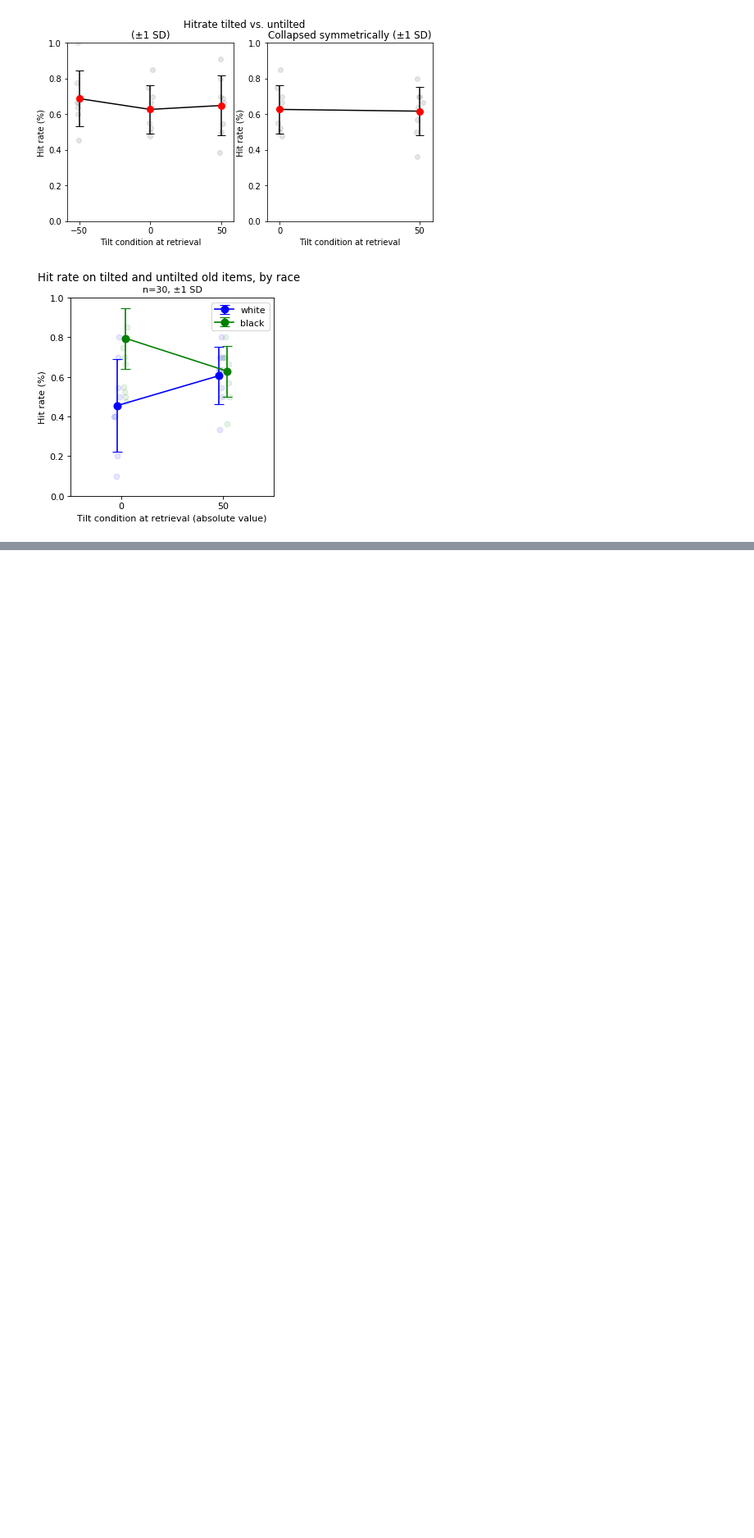
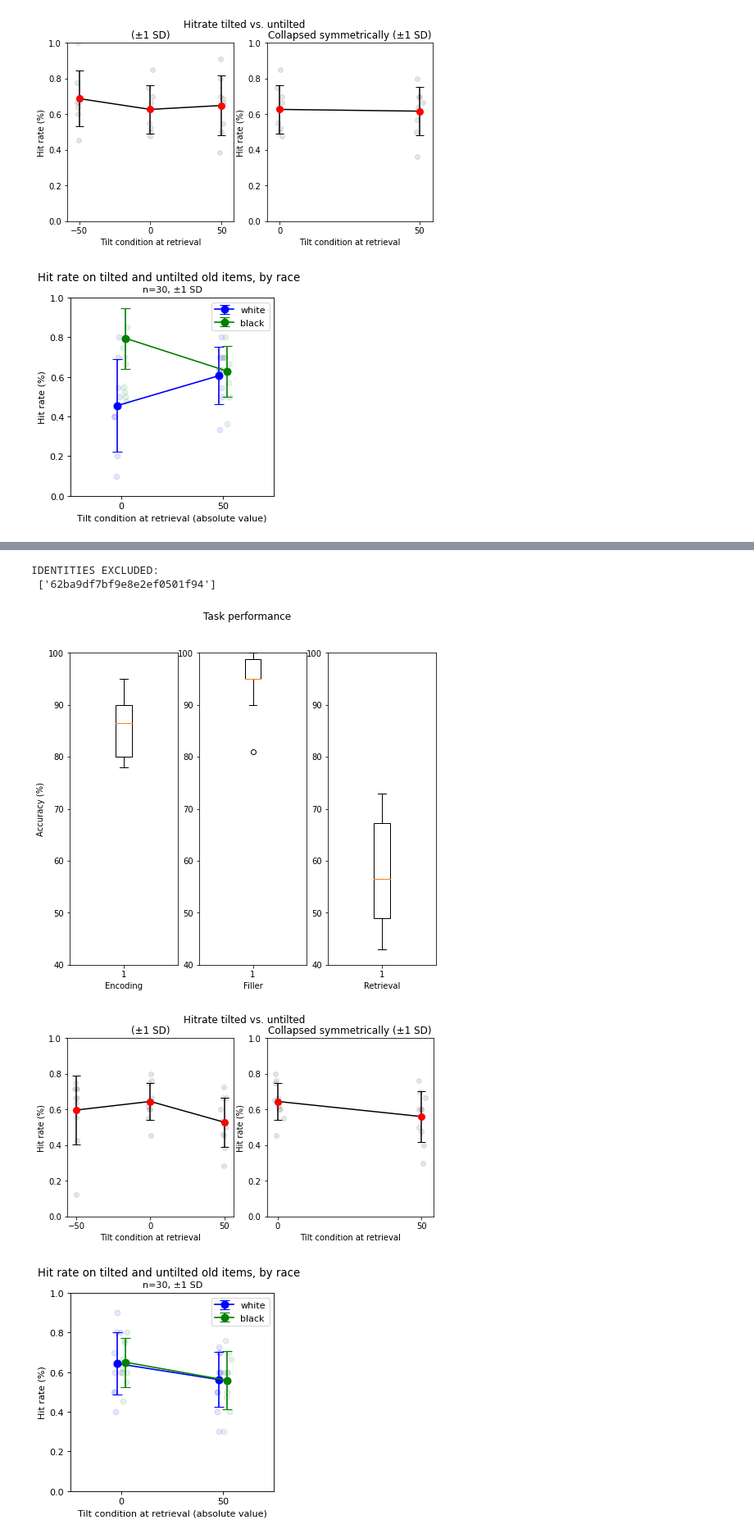
Before and after one commit to csiyer/memory_bias_thesis, a Jupyter notebook: results/scripts/summarize_pilots.ipynb, the cells around one changed output, grey strips where cells are left out. Shown at 82% size. Drawn from its saved outputs; the diff is of its cells as text; code cells hidden in the pictures; blank space fills up the shorter version.

```diff
--- a/results/scripts/summarize_pilots.ipynb
+++ b/results/scripts/summarize_pilots.ipynb
@@ -422,7 +420,8 @@ df = [
     pd.read_csv(save_path + 'taskdata_chris_main_task_pilot_prolific_afc2_30_04_2022.csv'),
     pd.read_csv(save_path + 'taskdata_chris_main_task_pilot_prolific_afc2_color_30_04_2022.csv'),
     pd.read_csv(save_path + 'taskdata_chris_main_task_pilot_prolific_afc_0_25_06_05_2022.csv'),
-    pd.read_csv(save_path + 'taskdata_chris_main_task_pilot_sona_afc2_06_05_2022.csv')
+    pd.read_csv(save_path + 'taskdata_chris_main_task_pilot_sona_afc2_06_05_2022.csv'),
+
 ]
 key = {
     0: 'original_pilot',
@@ -667,0 +671,39 @@ hit_tilt_race_plot(stats)
+# %%
+# redo with just these last two
+df = [
+    pd.read_csv(save_path + 'taskdata_chris_main_task_5_prolific_afc4_14_09_2022.csv'),
+    pd.read_csv(save_path + 'taskdata_chris_main_task_5_prolific_afc5_12_09_2022.csv'),
+    pd.read_csv(save_path + 'taskdata_chris_main_task_5_prolific_afc6_26_09_2022.csv')
+]
+for i in range(len(df)):
+    df[i]['tilted'] = (df[i].tilt_difference != 0) & (~df[i].tilt_difference.isna())
+
+# exclude if didn't finish the experiment
+exclude = []
+for i in range(len(df)):
+    for j in df[i].subject_id.unique():
+        curr = df[i][(df[i].subject_id == j) & (df[i].trial_type == 'summary')]
+        if (len(curr) < 1):
+            exclude.append(j)
+    df[i] = df[i][ [k not in exclude for k in df[i].subject_id]]
+
+print("IDENTITIES EXCLUDED:\n", exclude)
+df_sum = [] # get summary data for all the pilots
+for i in range(len(df)):
+    df_sum.append(
+        df[i].loc[df[i].trial_type == 'summary',
+              ['subject_id', 'encoding_accuracy', 'encoding_avg_rt', 'filler_accuracy', 'filler_avg_rt',
+               'retrieval_accuracy', 'retrieval_avg_rt', 'total_bonus']]
+    )
+# %% [output]
+IDENTITIES EXCLUDED:
+ ['62ba9df7bf9e8e2ef0501f94']
+# %%
+summary_plot(df_sum[0])
+stats = get_stats(df[0])
+hit_tilt_plot(stats)
+hit_tilt_race_plot(stats)
+# %% [output]
+[figure, added]
+[figure, added]
+[figure, added]
```
Also changed, not shown: parts of 10 cells of this notebook, 7 other files.
